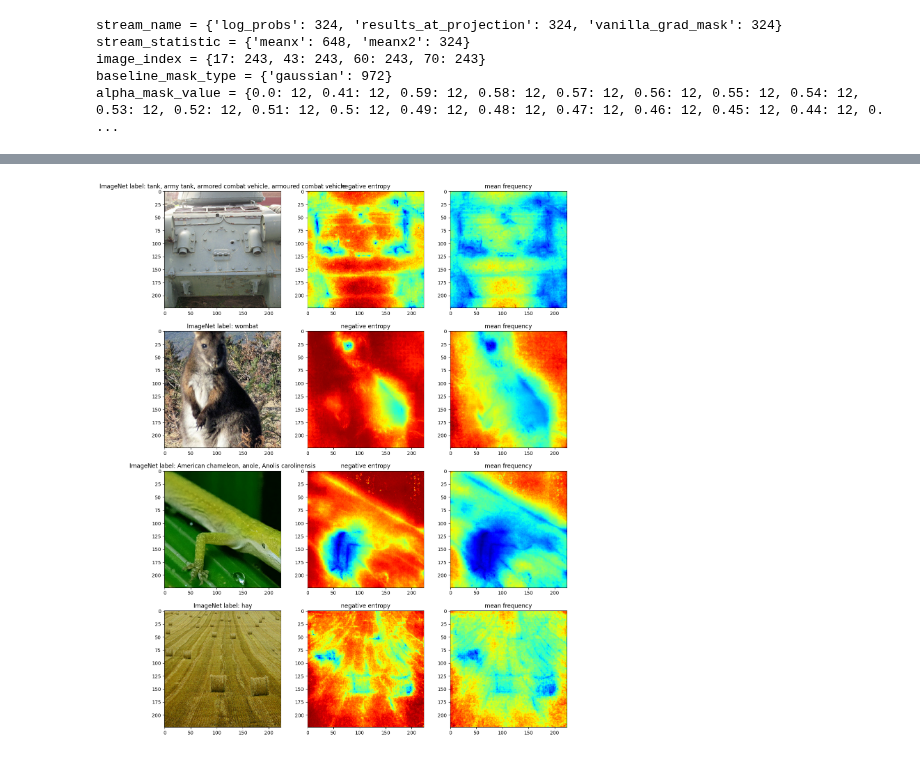
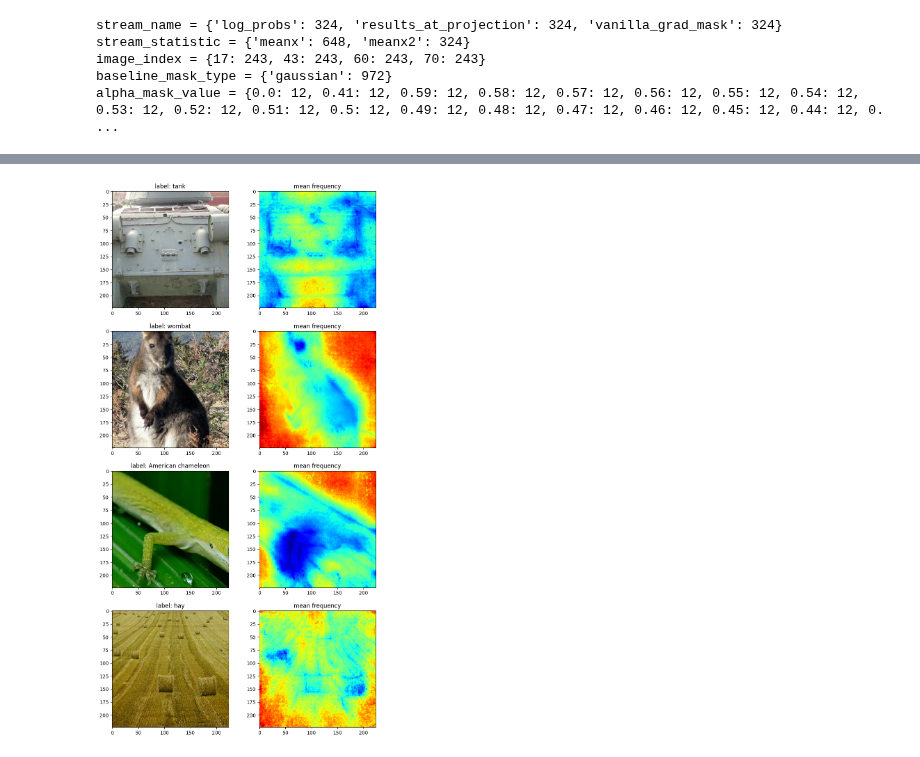
Before and after one commit to Amir-Mehrpanah/On-Spectral-Properties-of-Gradient-based-Explanation-Methods-ECCV24, a Jupyter notebook: experiments/experiment_6_1.ipynb, the cells around one changed output, grey strips where cells are left out. Drawn from its saved outputs; the diff is of its cells as text; code cells hidden in the pictures.

```diff
--- a/experiments/experiment_6_1.ipynb
+++ b/experiments/experiment_6_1.ipynb
@@ -238,7 +238,7 @@ explanations_mean_freq = explanations_temp.groupby(
 # %%
 # original_image, label, image_path = query_imagenet(image_index=43)
 # %%
-n_cols = 3
+n_cols = 2
 n_rows = len(image_indices)
 fig, axes = plt.subplots(
     n_rows,
@@ -247,7 +247,8 @@ fig, axes = plt.subplots(
 )
 axes = axes.flatten()
 i = 0
-for image_index, explanation_negentropy,explanation_mean_freq in zip(image_indices, explanations_negentropy,explanations_mean_freq):
+names = []
+for image_index, explanation_mean_freq in zip(image_indices, explanations_mean_freq):
     if i >= axes.size:
         break
     original_image, label, image_path = query_imagenet(image_index=image_index)
@@ -256,16 +257,19 @@ for image_index, explanation_negentropy,explanation_mean_freq in zip(image_indic
     clean_label = IMAGENET_LABELS[label]
     clean_label = clean_label.split(",")[0]
     axes[i].set_title(f"label: {clean_label}")
-
-    explanation_negentropy = minmax_normalize(explanation_negentropy)
-    axes[i+1].imshow(explanation_negentropy.squeeze(), cmap="jet")
-    axes[i+1].set_title("negative entropy")
+    names.append(f"image_index {image_index} original image")
 
     explanation_mean_freq = minmax_normalize(explanation_mean_freq)
-    axes[i+2].imshow(explanation_mean_freq.squeeze(), cmap="jet")
-    axes[i+2].set_title("mean frequency")
+    axes[i + 1].imshow(explanation_mean_freq.squeeze(), cmap="jet")
+    axes[i + 1].set_title("mean frequency")
+    names.append(f"image_index {image_index} mean frequency")
 
-    i += 3
+    # explanation_negentropy = minmax_normalize(explanation_negentropy)
+    # axes[i+2].imshow(explanation_negentropy.squeeze(), cmap="jet")
+    # axes[i+2].set_title("negative entropy")
+    # names.append(f"image_index {image_index} negative entropy")
 
-plt.show()
+    i += 2
+
+save_axis(names=names, fig=fig, axes=axes, save_output_dir=save_output_dir)
 # %% [output]
@@ -288,2 +292,2 @@ plt.show()
          [[{{node Placeholder/_1}}]]
-[figure, old version]
+[figure, new version]
```
Also changed, not shown: parts of 3 cells of this notebook, 1 other file.
